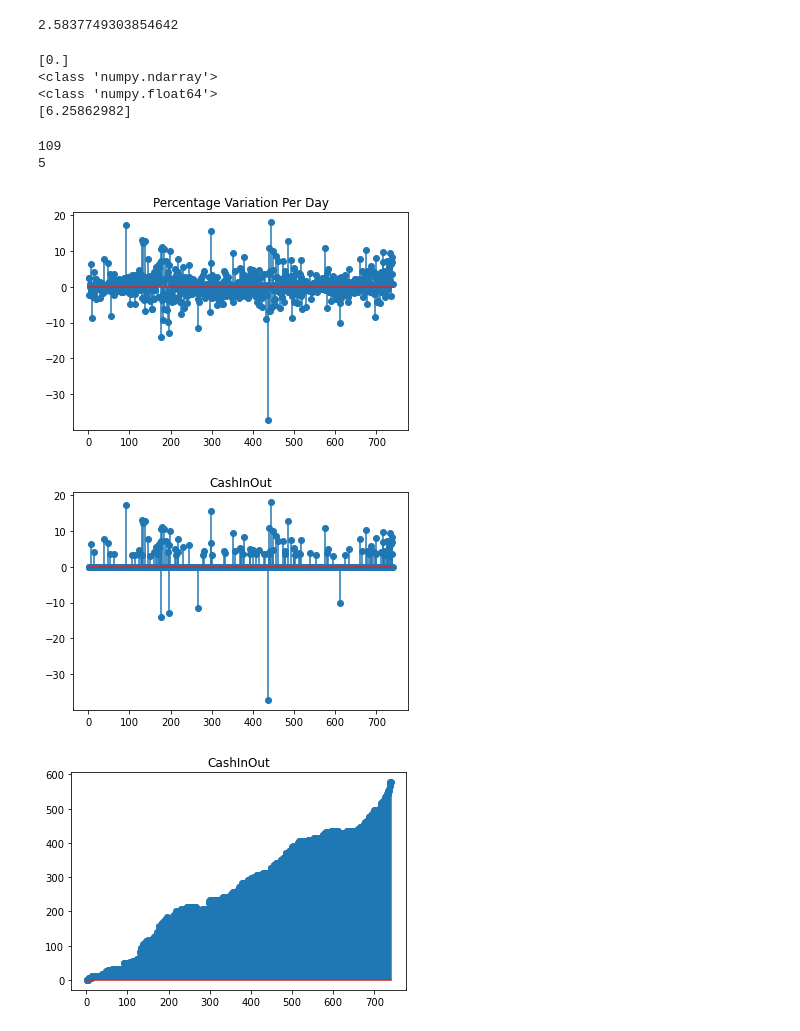
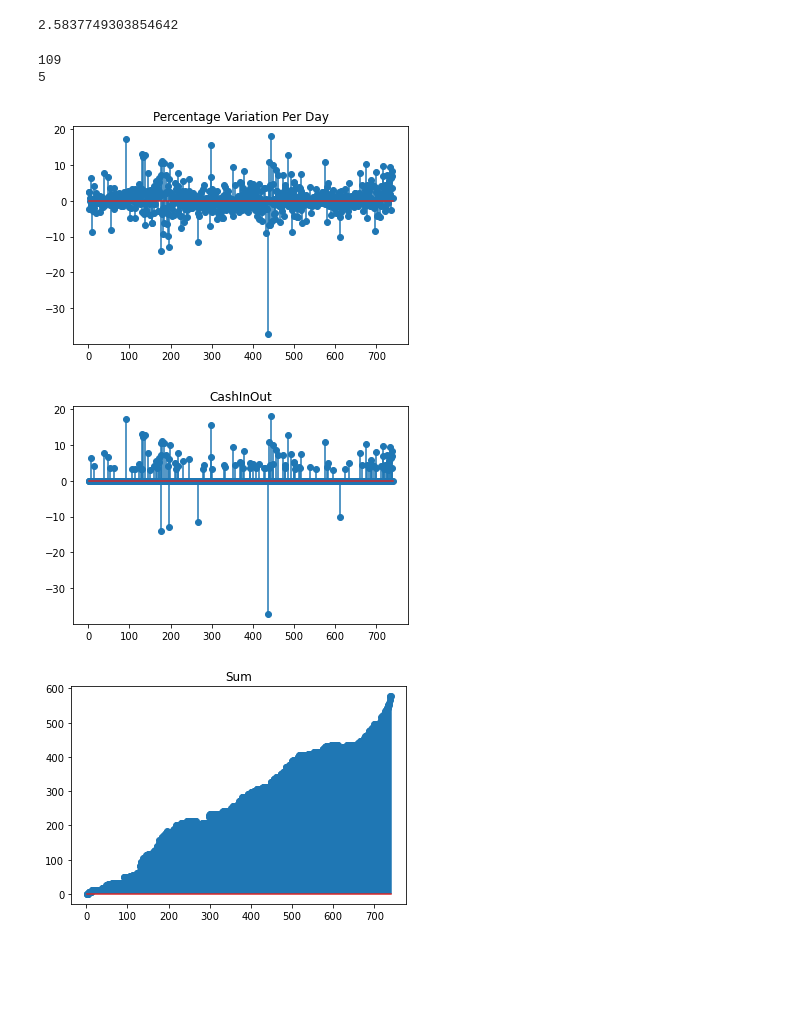
Before and after one commit to cferrer703973/BGT-Simulations, a Jupyter notebook: CrYpto.ipynb, the cells around one changed output. Drawn from its saved outputs; the diff is of its cells as text; code cells hidden in the pictures; blank space fills up the shorter version.

```diff
--- a/CrYpto.ipynb
+++ b/CrYpto.ipynb
@@ -17,8 +21,11 @@ BTC_DayOpen=BTC.loc["0":"739","Open"]
 # %%
 InvestDay1=500;
+StartDayCash=InvestDay1
 X= np.arange(1,741,1)
 
 # Start Compute
-PercentDay =((BTC_DayClose-BTC_DayOpen)/BTC_DayOpen)*100;
+BTC_PercentDay =((BTC_DayClose-BTC_DayOpen)/BTC_DayOpen)*100
+XLM_PercentDay =((XLM_DayClose-XLM_DayOpen)/XLM_DayOpen)*100
+ETH_PercentDay =((ETH_DayClose-ETH_DayOpen)/ETH_DayOpen)*100
 # %%
 # Panda Syntax access serie
@@ -26,17 +33,5 @@ print(PercentDay[0])
 # %% [output]
 2.5837749303854642
-# %%
-CashInOut = np.zeros((740,1))
-print(CashInOut[5])
-print (type(CashInOut[5]))
-print(type(StartDayCash*PercentDay[5]/100 ))
-CashInOut[5]=StartDayCash*PercentDay[5]/100
-print(CashInOut[5])
-# %% [output]
-[0.]
-<class 'numpy.ndarray'>
-<class 'numpy.float64'>
-[6.25862982]
 # %%
 Gain=0
 Loss=0
@@ -44,56 +39,61 @@ NoPainNoGain=0
 InvestDay1=100
 StartDayCash=InvestDay1
 count=0
-CashInOut = np.zeros((740,1))
+CashInOut = np.zeros((740,3))
+SumCash = np.zeros((740,3))
 while (count < 739):
     count = count+1
 # Gain Day
     if PercentDay[count]>2.99:
         Gain=Gain+1
-        CashInOut[count]=StartDayCash*PercentDay[count]/100
+        CashInOut[count,0]=StartDayCash*BTC_PercentDay[count]/100
+        CashInOut[count,1]=StartDayCash*XLM_PercentDay[count]/100
+        CashInOut[count,2]=StartDayCash*ETH_PercentDay[count]/100
+
       # This has to be egal to previous day
         EndDayCash=StartDayCash
           # Loss Day
     elif PercentDay[count]<-9.99:
         Loss=Loss+1
-        CashInOut[count]=StartDayCash*PercentDay[count]/100
+        CashInOut[count,0]=StartDayCash*BTC_PercentDay[count]/100
+        CashInOut[count,1]=StartDayCash*XLM_PercentDay[count]/100
+        CashInOut[count,2]=StartDayCash*ETH_PercentDay[count]/100
         # This has to be egal to previous day
         EndDayCash=StartDayCash
+
     else:
         NoPainNoGain=NoPainNoGain+1;
-       # This has to be egal to previous day
-        EndDayCash=StartDayCash
+
+    if count==0:
+        SumCash[count,0]=SumCash[count,0]+CashInOut[count,0];
+        SumCash[count,1]=SumCash[count,1]+CashInOut[count,1];
+        SumCash[count,2]=SumCash[count,2]+CashInOut[count,2];
+    else:
+        SumCash[count,0]=SumCash[count-1,0]+CashInOut[count,0];
+        SumCash[count,1]=SumCash[count-1,1]+CashInOut[count,1];
+        SumCash[count,2]=SumCash[count-1,2]+CashInOut[count,2];
-# %%
-count=0
-SumCash= np.zeros((740,1))
-while (count < 739):
-    count = count+1
-    if count==0:
-        SumCash[count]=SumCash[count-1]+CashInOut[count];
-    else:
-        SumCash[count]=SumCash[count-1]+CashInOut[count];
 # %%
 print (Gain)
 print (Loss)
 
 Nr=3
 Nc=1
 #fig, axs = plt.subplots(Nr, Nc)
 plt.stem(X,PercentDay)
 plt.title('Percentage Variation Per Day')
 
 plt.show()
-plt.stem(X,CashInOut)
+plt.stem(X,CashInOut[:,1])
 plt.title('CashInOut')
 plt.show()
 
 plt.show()
-plt.stem(X,SumCash)
+plt.stem(X,SumCash[:,1])
 plt.title('Sum')
 plt.show()
 # %% [output]
 109
 5
 [figure]
 [figure]
-[figure, old version]
+[figure, new version]
```
Also changed, not shown: parts of 3 cells of this notebook.
